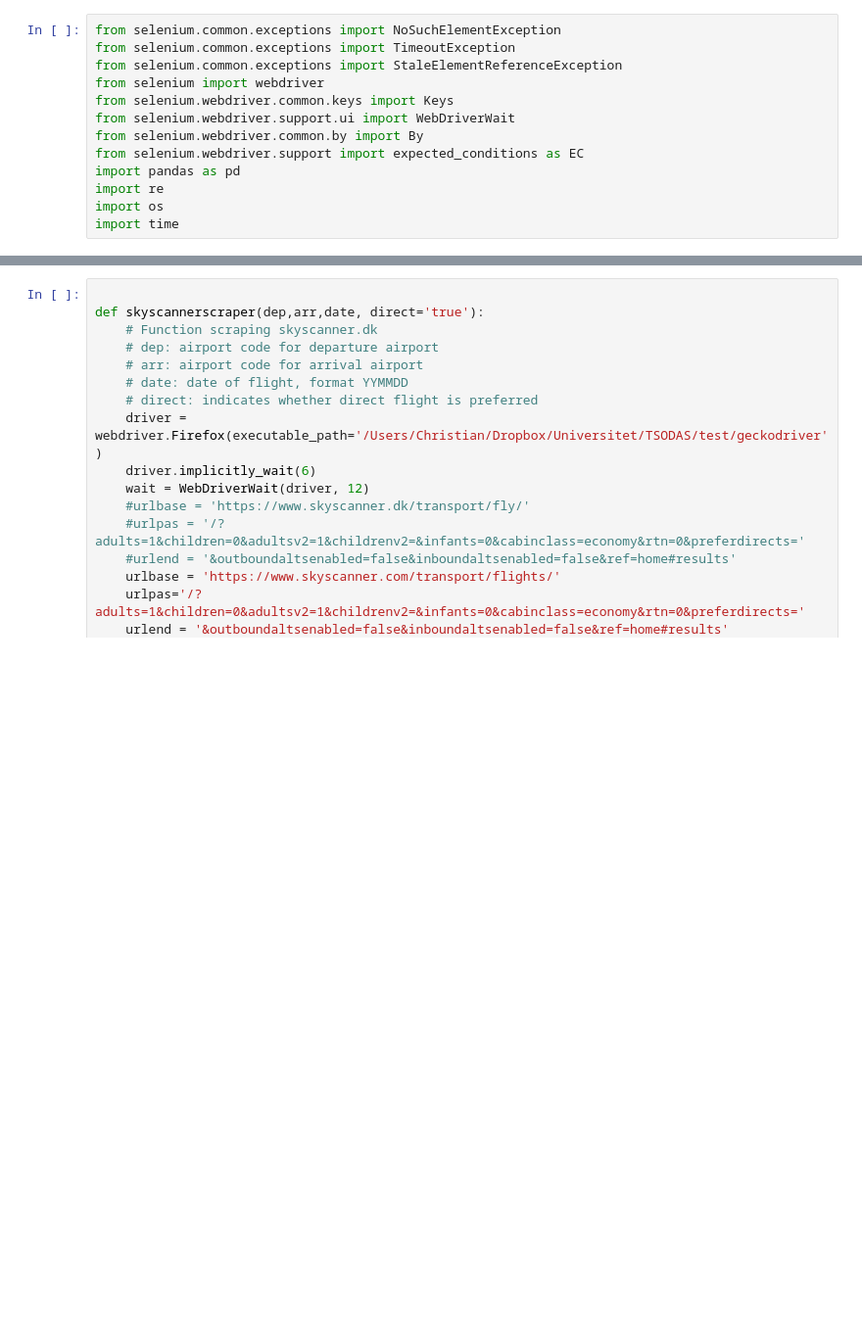
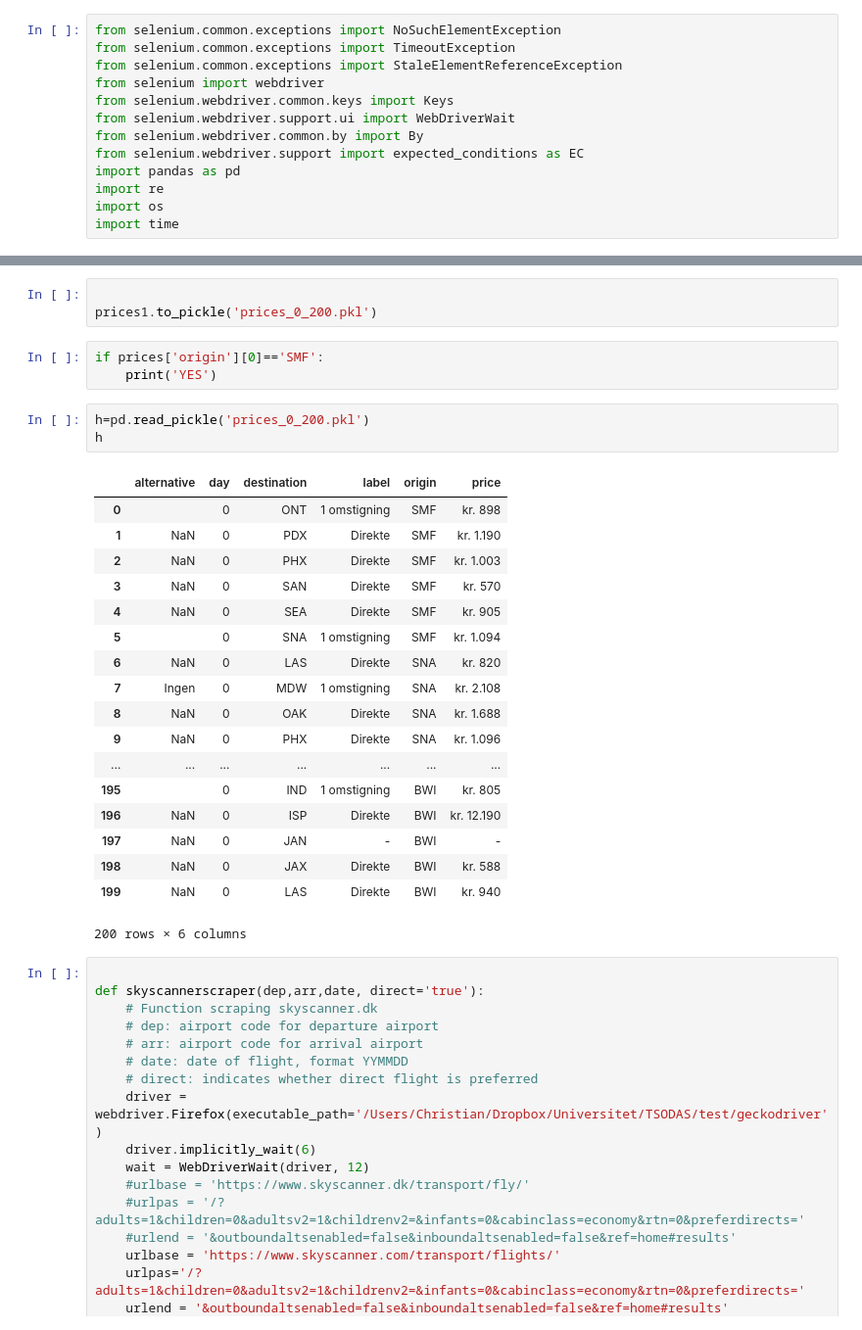
Before and after one commit to Morten-Esketveit/TSDS-gruppe-2019, a Jupyter notebook: Exam/scraping_code.ipynb, the cells around one changed output, grey strips where cells are left out. Shown: that part at 98% size. Saved outputs shown, nothing was run; the diff lists cells and outputs as text; blank space fills up the shorter version.

```diff
--- a/Exam/scraping_code.ipynb
+++ b/Exam/scraping_code.ipynb
@@ -27,3 +239,31 @@ data1=data[0:1]
+# %%
+
+prices1.to_pickle('prices_0_200.pkl')
+# %%
+if prices['origin'][0]=='SMF':
+    print('YES')
+# %%
+h=pd.read_pickle('prices_0_200.pkl')
+h
+# %% [output]
+|  | alternative | day | destination | label | origin | price |
+| 0 |  | 0 | ONT | 1 omstigning | SMF | kr. 898 |
+| 1 | NaN | 0 | PDX | Direkte | SMF | kr. 1.190 |
+| 2 | NaN | 0 | PHX | Direkte | SMF | kr. 1.003 |
+| 3 | NaN | 0 | SAN | Direkte | SMF | kr. 570 |
+| 4 | NaN | 0 | SEA | Direkte | SMF | kr. 905 |
+| 5 |  | 0 | SNA | 1 omstigning | SMF | kr. 1.094 |
+| 6 | NaN | 0 | LAS | Direkte | SNA | kr. 820 |
+| 7 | Ingen | 0 | MDW | 1 omstigning | SNA | kr. 2.108 |
+| 8 | NaN | 0 | OAK | Direkte | SNA | kr. 1.688 |
+| 9 | NaN | 0 | PHX | Direkte | SNA | kr. 1.096 |
+| ... | ... | ... | ... | ... | ... | ... |
+| 195 |  | 0 | IND | 1 omstigning | BWI | kr. 805 |
+| 196 | NaN | 0 | ISP | Direkte | BWI | kr. 12.190 |
+| 197 | NaN | 0 | JAN | - | BWI | - |
+| 198 | NaN | 0 | JAX | Direkte | BWI | kr. 588 |
+| 199 | NaN | 0 | LAS | Direkte | BWI | kr. 940 |
+200 rows × 6 columns
 # %%
 
 def skyscannerscraper(dep,arr,date, direct='true'):
```
Also changed, not shown: parts of 14 cells of this notebook, 3 other files.
